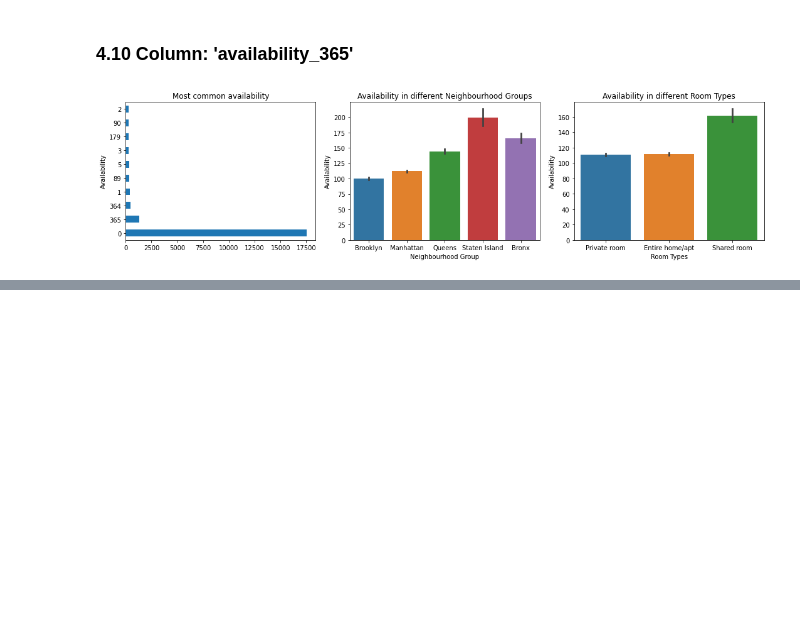
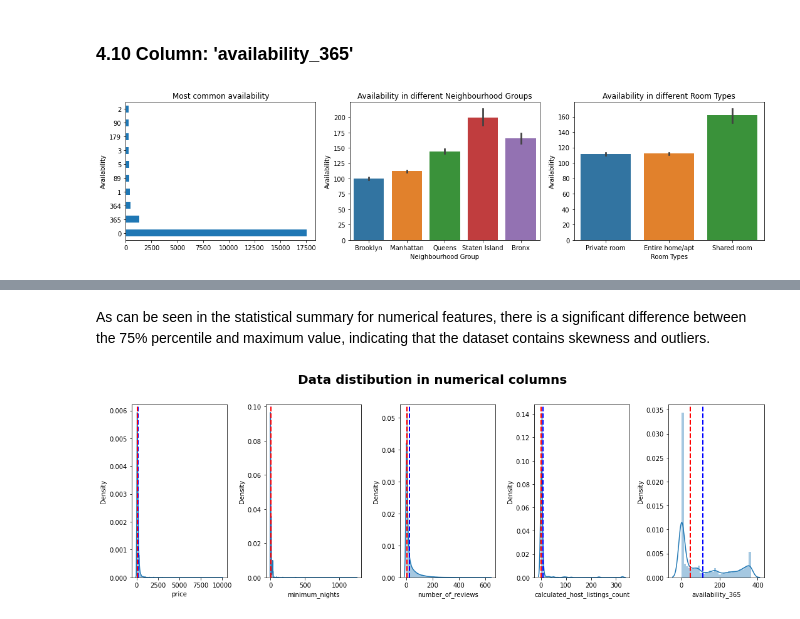
Before and after one commit to Navneet2409/Airbnb-Booking-Analysis, a Jupyter notebook: Airbnb_Notebook_Navneet_Keshri.ipynb, the cells around one changed output, grey strips where cells are left out. Cells and saved outputs as stored; diff of their text form; code cells hidden in the pictures; blank space fills up the shorter version.

```diff
--- a/Airbnb_Notebook_Navneet_Keshri.ipynb
+++ b/Airbnb_Notebook_Navneet_Keshri.ipynb
@@ -561,0 +627,13 @@ plt.show()
+# %%
+# features which has less than 5%  null values present. ( Dropping rows)
+nan_columns = ['name', 'host_name']
+
+# dropping null values
+airbnb.dropna(subset=nan_columns, inplace=True)
+# %%
+# features which has more than 5%  null values present. ( Dropping column in this case)
+columns_to_drop = ['last_review', 'reviews_per_month']
+
+# dropping null values
+airbnb.drop('last_review', axis=1, inplace=True)
+airbnb.drop('reviews_per_month', axis=1, inplace=True)
@@ -561,0 +680,24 @@ plt.show()
+# %% [markdown]
+As can be seen in the statistical summary for numerical features, there is a significant difference between the 75% percentile and maximum value, indicating that the dataset contains skewness and outliers.
+# %%
+numerical_features =['price', 'minimum_nights', 'number_of_reviews', 'calculated_host_listings_count', 'availability_365']
+# %%
+# figsize
+plt.figure(figsize=(15,5))
+# title
+plt.suptitle('Data distibution in numerical columns', fontsize=20, fontweight='bold', y=1.02)
+
+for i,col in enumerate(numerical_features):
+  plt.subplot(1, 5, i+1)                      # subplots of 1 rows and 5 columns
+
+  # distplot
+  sns.distplot(airbnb[col])
+  # mean line
+  plt.axvline(airbnb[col].mean(), color='blue', linestyle='dashed', linewidth=2)
+  # median line
+  plt.axvline(airbnb[col].median(), color='red', linestyle='dashed', linewidth=2)
+  # x-axis label
+  plt.xlabel(col)
+  plt.tight_layout()
+# %% [output]
+[figure, added]
```
Also changed, not shown: parts of 49 cells of this notebook.
